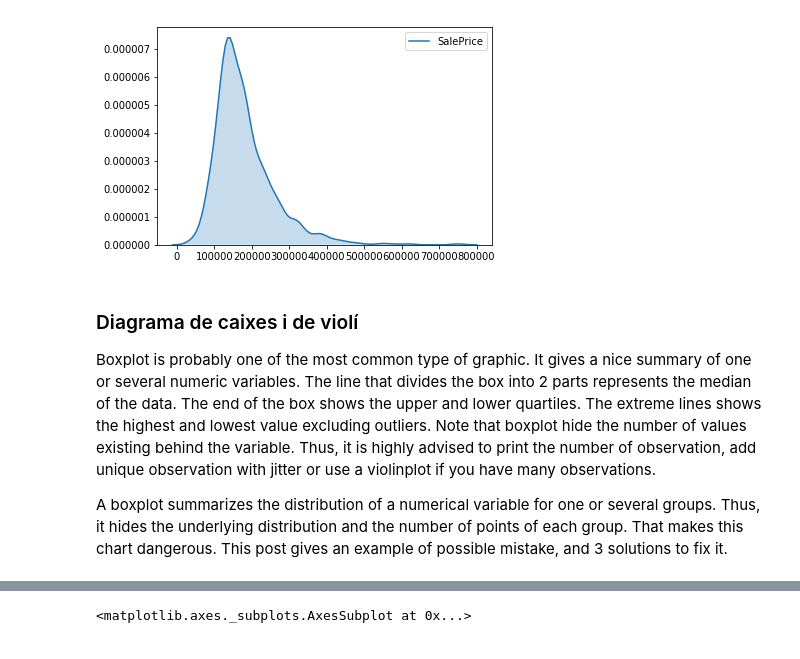
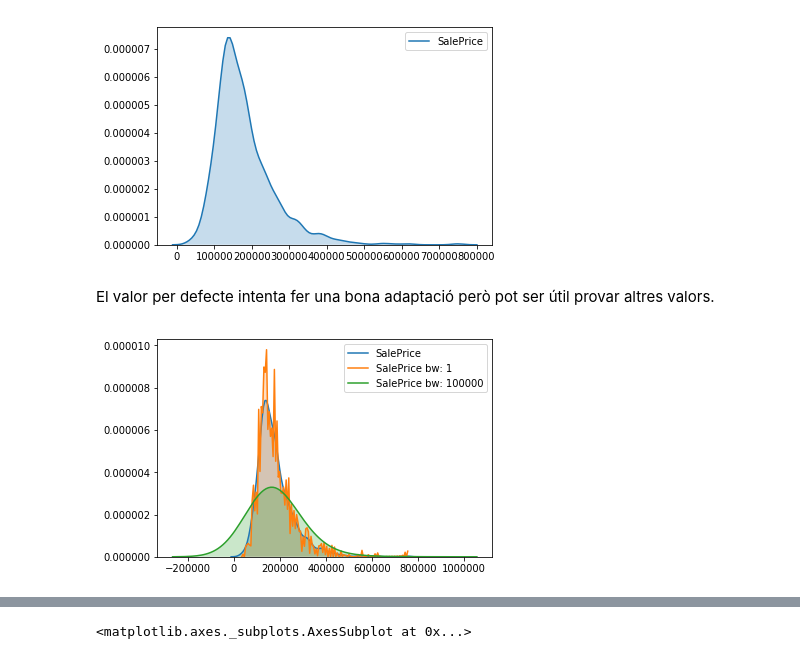
Before and after one commit to xdurana/uoc-dmlab, a Jupyter notebook: 6/visualitzacio-dades.ipynb, the cells around one changed output, grey strips where cells are left out. Cells and saved outputs as stored; diff of their text form; code cells hidden in the pictures.

Commit message:
Update data visualization notebook

```diff
--- a/6/visualitzacio-dades.ipynb
+++ b/6/visualitzacio-dades.ipynb
@@ -108,9 +114,12 @@ sns.kdeplot(df_train["SalePrice"], shade=True)
 # %% [output]
 <matplotlib.axes._subplots.AxesSubplot at 0x...>
 [figure]
-# %% [markdown]
-### Diagrama de caixes i de violí
-
-Boxplot is probably one of the most common type of graphic. It gives a nice summary of one or several numeric variables. The line that divides the box into 2 parts represents the median of the data. The end of the box shows the upper and lower quartiles. The extreme lines shows the highest and lowest value excluding outliers. Note that boxplot hide the number of values existing behind the variable. Thus, it is highly advised to print the number of observation, add unique observation with jitter or use a violinplot if you have many observations.
-
-A boxplot summarizes the distribution of a numerical variable for one or several groups. Thus, it hides the underlying distribution and the number of points of each group. That makes this chart dangerous. This post gives an example of possible mistake, and 3 solutions to fix it.
+# %% [markdown]
+El valor per defecte intenta fer una bona adaptació però pot ser útil provar altres valors.
+# %%
+sns.kdeplot(df_train["SalePrice"], shade=True)
+sns.kdeplot(df_train["SalePrice"], shade=True, bw=1, label="SalePrice bw: 1")
+sns.kdeplot(df_train["SalePrice"], shade=True, bw=100000, label="SalePrice bw: 100000")
+plt.legend();
+# %% [output]
+[figure, added]
```
Also changed, not shown: parts of 24 cells of this notebook.
